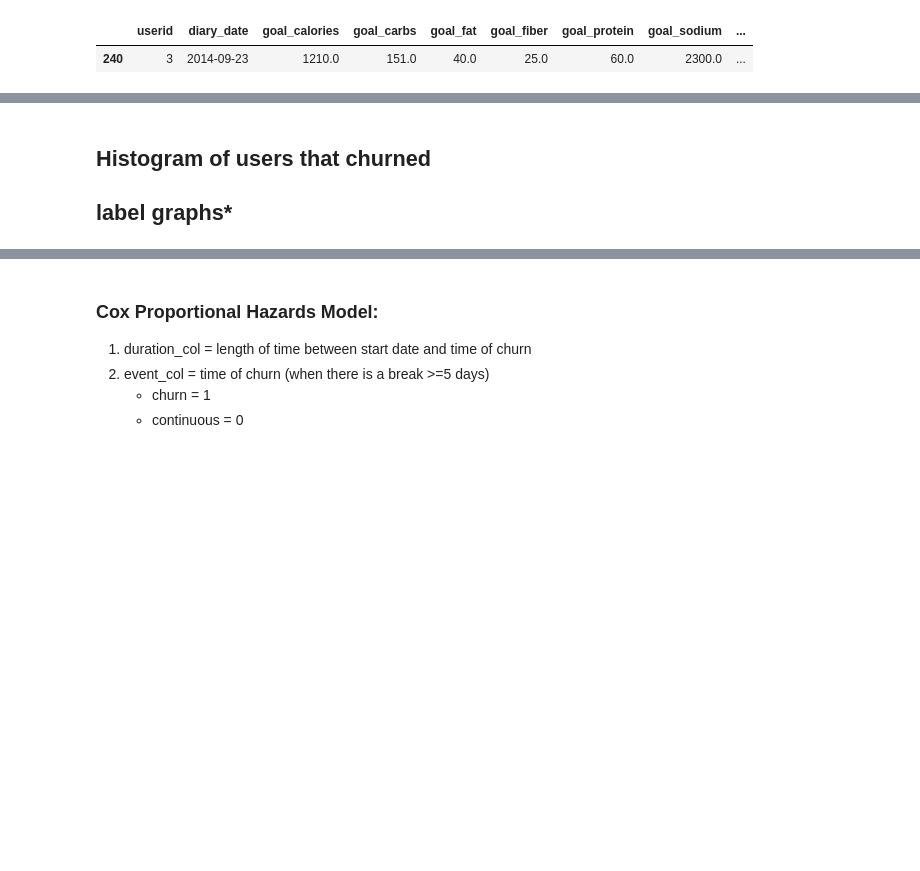
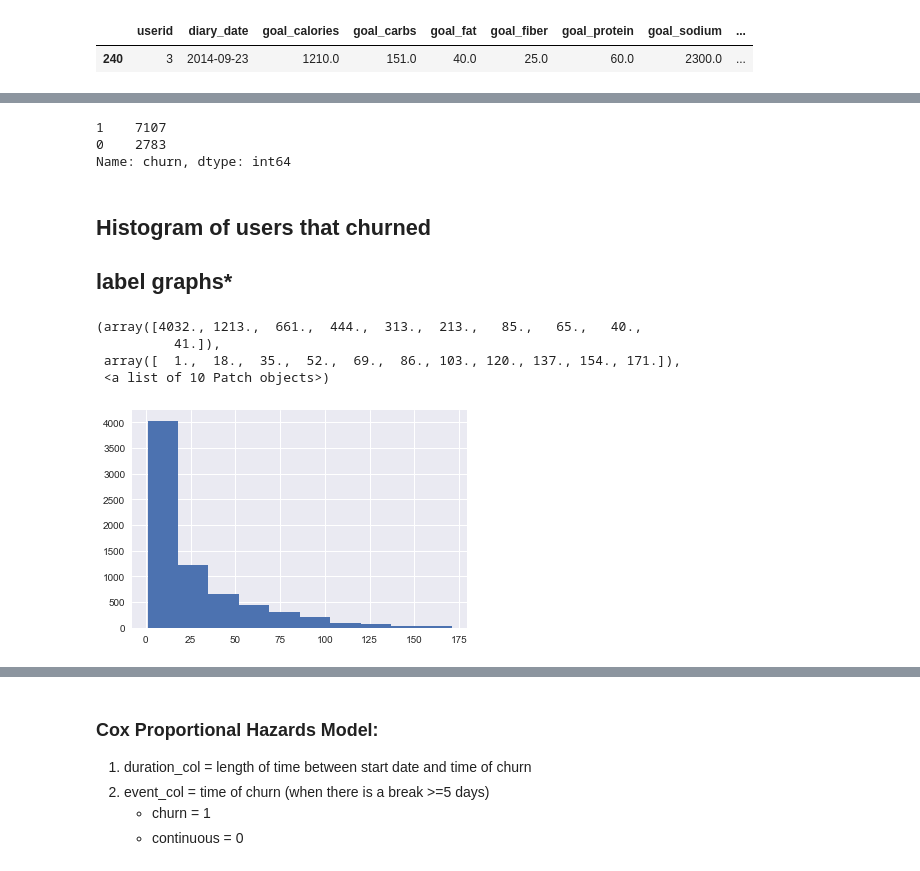
Before and after one commit to rokaandy/mfp-nutrition-survival-analysis, a Jupyter notebook: nutrition.ipynb, the cells around one changed output, grey strips where cells are left out. Saved outputs shown, nothing was run; the diff lists cells and outputs as text; code cells hidden in the pictures; blank space fills up the shorter version.

Commit message:
Clean notebook, modify labels in index.html

```diff
--- a/nutrition.ipynb
+++ b/nutrition.ipynb
@@ -315,0 +305,10 @@ churn.head()
+# %%
+# Merge date and days_count dataframes
+df_set = pd.merge(days_count, date, left_index=True, right_on='userid')
+df_set.index = df_set['userid']
+df_set = df_set.drop('userid', axis=1)
+
+# Fill the null values in "days" with the corresponding values in "days_count"
+df_set.days.fillna(df_set.days_count, inplace=True)
+
+df_set.head()
@@ -316,7 +323,7 @@ churn.head()
 # %%
-# Merging "final_churn" and "total_goal" dataframes
 cols = clean_df.drop(['userid','diary_date'], axis=1).columns
 
 condense = clean_df.groupby(['userid'])[cols].sum()
 
-svl = pd.merge(churn, condense, left_index=True, right_index=True)
+svl = pd.merge(df_set, condense, left_index=True, right_index=True)
+svl.head()
@@ -329,5 +347,9 @@ for nutrient in nutrients:
     total = svl[f'total_{nutrient}']
     goal = svl[f'goal_{nutrient}']
     svl[f'{nutrient}_10_pct'] = np.where(abs((total - goal) / goal) <= 0.1, 1, 0)
+# %%
+svl.drop(svl.columns.difference(['days','churn','calories_10_pct','carbs_10_pct',
+                                 'fat_10_pct','fiber_10_pct','protein_10_pct',
+                                 'sodium_10_pct','sugar_10_pct','achievement']), 1, inplace=True)
 # %%
 svl.head()
@@ -340,7 +364,18 @@ svl.head()
 # %%
-svl['churn_5days'].value_counts()
+svl['churn'].value_counts()
+# %% [output]
+1    7107
+0    2783
+Name: churn, dtype: int64
 # %% [markdown]
 ## Histogram of users that churned
 ## label graphs*
 # %%
-h = svl.loc[svl['churn_5days'] == 1, 'days']
+h = svl.loc[svl['churn'] == 1, 'days']
+plt.hist(h)
+# %% [output]
+(array([4032., 1213.,  661.,  444.,  313.,  213.,   85.,   65.,   40.,
+          41.]),
+ array([  1.,  18.,  35.,  52.,  69.,  86., 103., 120., 137., 154., 171.]),
+ <a list of 10 Patch objects>)
+[figure, added]
```
Also changed, not shown: parts of 90 cells of this notebook, 6 other files.
